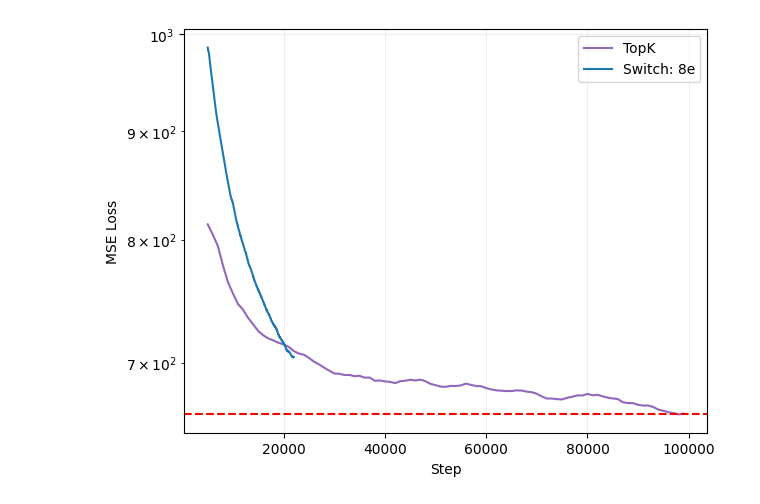
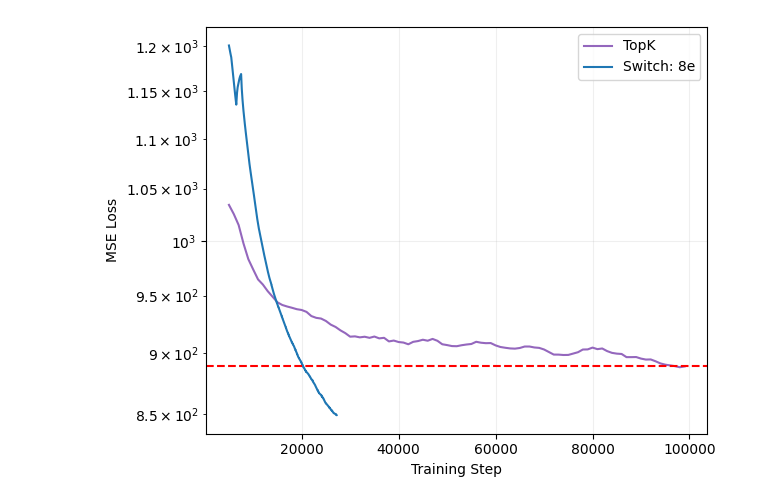
Before and after one commit to amudide/switch_sae, a Jupyter notebook: results/efficiency.ipynb, the cells around one changed output. Drawn from its saved outputs; the diff is of its cells as text; code cells hidden in the pictures.

```diff
--- a/results/efficiency.ipynb
+++ b/results/efficiency.ipynb
@@ -7,37 +9,44 @@ import re
 # %%
 topk = pd.read_csv("efficiency-topk.csv")
 switch8 = pd.read_csv("efficiency-switch8.csv")
-# %%
-topk = topk[['Step', 'honest-disco-4 - AutoEncoderTopK-0/loss']] ## k = 128
-topk.columns = ['step', 'loss']
-# %%
-switch8 = switch8[['Step', 'fiery-snowball-4 - SwitchAutoEncoder-1/loss']] ## k = 128
-switch8.columns = ['step', 'loss']
+# %%
+#topk = topk[['Step', 'honest-disco-4 - AutoEncoderTopK-0/loss']] ## k = 128
+topk = topk[['Step', 'rural-cloud-3 - AutoEncoderTopK-0/loss']] ## k = 64
+#topk = topk[['Step', 'wise-sound-2 - AutoEncoderTopK-0/loss']] ## k = 32
+#topk = topk[['Step', 'frosty-resonance-1 - AutoEncoderTopK-0/loss']] ## k = 8
+
+topk.columns = ['step', 'loss']
+# %%
+#switch8 = switch8[['Step', 'fiery-snowball-4 - SwitchAutoEncoder-1/loss']] ## k = 128
+switch8 = switch8[['Step', 'fiery-snowball-4 - SwitchAutoEncoder-0/loss']] ## k = 64
+#switch8 = switch8[['Step', 'fanciful-sky-3 - SwitchAutoEncoder-1/loss']] ## k = 32
+#switch8 = switch8[['Step', 'fanciful-sky-3 - SwitchAutoEncoder-0/loss']] ## k = 8
+switch8.columns = ['step', 'loss']
 # %%
 topk = topk[topk['step'] > 4999]
 switch8 = switch8[switch8['step'] > 4999]
 # %%
 topk_smooth = pd.Series(topk['loss']).rolling(window=5, center=True, min_periods=1).mean()
-switch8_smooth = pd.Series(switch8['loss']).rolling(window=500, center=True, min_periods=1).mean()
+switch8_smooth = pd.Series(switch8['loss']).rolling(window=1000, center=True, min_periods=1).mean()
 
 plt.plot(topk['step'], topk_smooth, label='TopK',  color='#9467bd')
 plt.plot(switch8['step'], switch8_smooth, label='Switch: 8e',  color='#1f77b4')
 
 plt.axhline(y=list(topk_smooth)[-1], color='r', linestyle='--')
 
 #plt.xscale('log')
 plt.yscale('log')
 
-plt.xlabel("Step")
+plt.xlabel("Training Step")
 plt.ylabel("MSE Loss")
 
 plt.legend()
 
 plt.grid(True, which="major", ls="-", alpha=0.2)
 
 
 plt.tight_layout()
 plt.savefig("efficiency.png")
 plt.show()
 # %% [output]
-[figure, old version]
+[figure, new version]
```
Also changed, not shown: parts of 1 cell of this notebook, 3 other files.
